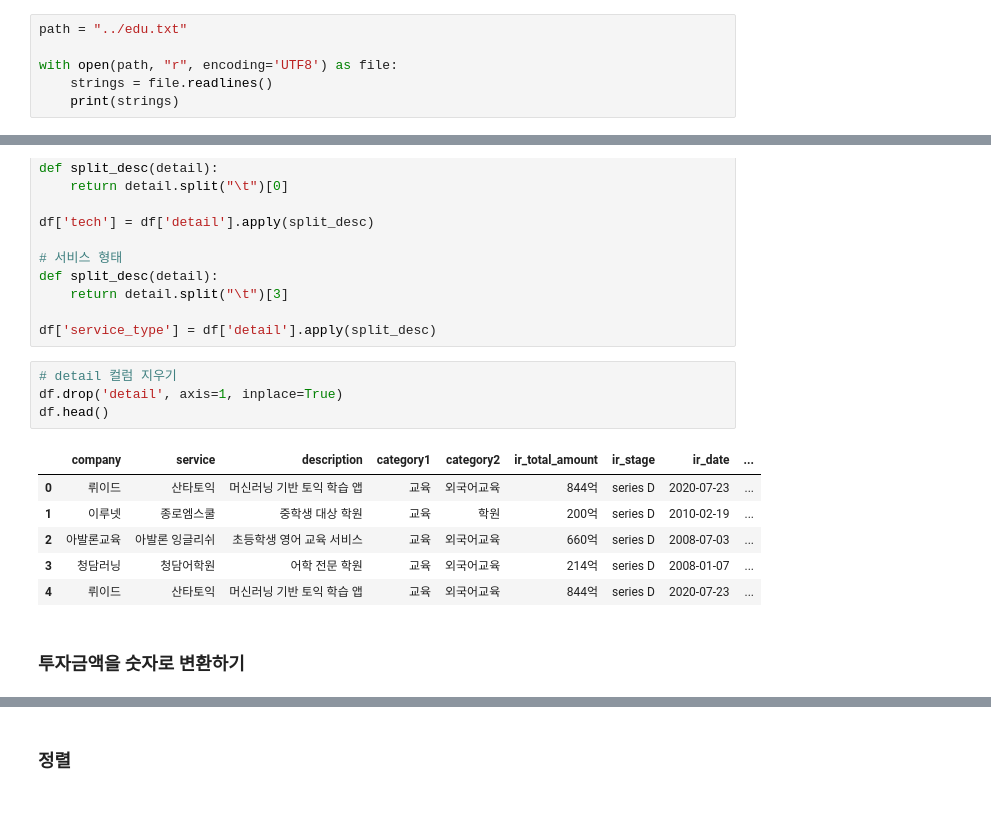
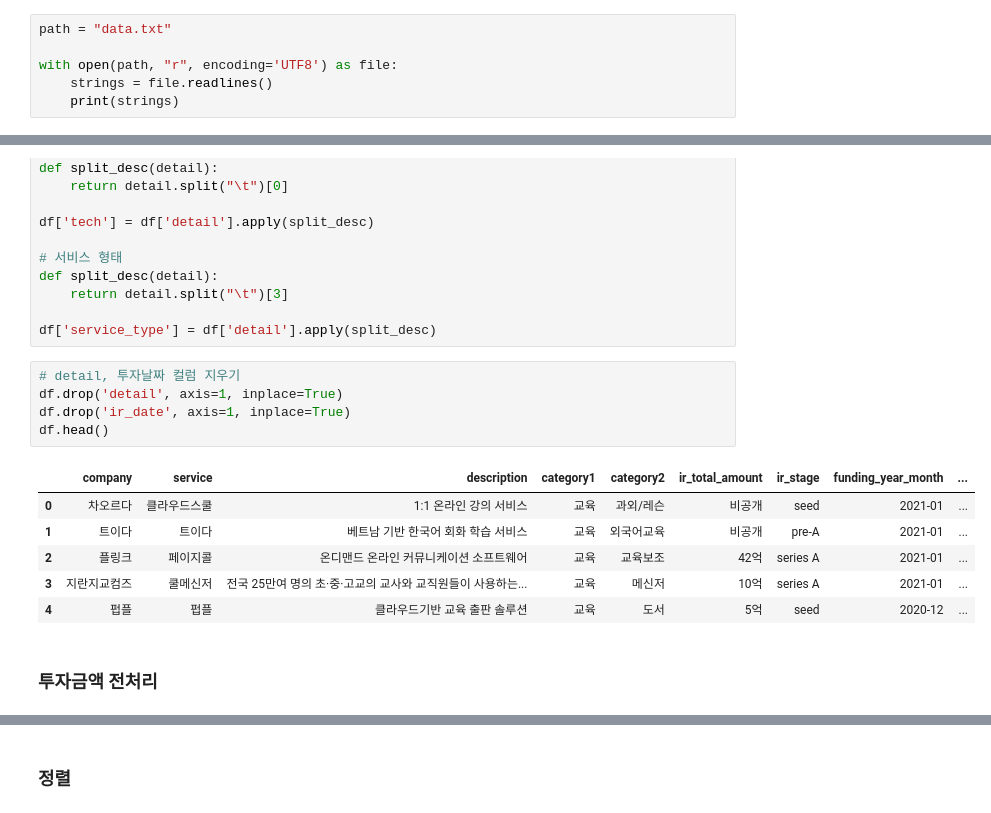
Before and after one commit to JessyMin/webpage_scraping, a Jupyter notebook: 02_theVC/scraping_thevc_byhand.ipynb, the cells around one changed output, grey strips where cells are left out. Saved outputs shown, nothing was run; the diff lists cells and outputs as text.

```diff
--- a/02_theVC/scraping_thevc_byhand.ipynb
+++ b/02_theVC/scraping_thevc_byhand.ipynb
@@ -15,5 +11,5 @@ test = []
 # %%
-path = "../edu.txt"
+path = "data.txt"
 
 with open(path, "r", encoding='UTF8') as file:
     strings = file.readlines()
@@ -158,15 +156,16 @@ def split_desc(detail):
 
 df['service_type'] = df['detail'].apply(split_desc)
 # %%
-# detail 컬럼 지우기
+# detail, 투자날짜 컬럼 지우기
 df.drop('detail', axis=1, inplace=True)
+df.drop('ir_date', axis=1, inplace=True)
 df.head()
 # %% [output]
-|  | company | service | description | category1 | category2 | ir_total_amount | ir_stage | ir_date | ... |
-| 0 | 뤼이드 | 산타토익 | 머신러닝 기반 토익 학습 앱 | 교육 | 외국어교육 | 844억 | series D | 2020-07-23 | ... |
-| 1 | 이루넷 | 종로엠스쿨 | 중학생 대상 학원 | 교육 | 학원 | 200억 | series D | 2010-02-19 | ... |
-| 2 | 아발론교육 | 아발론 잉글리쉬 | 초등학생 영어 교육 서비스 | 교육 | 외국어교육 | 660억 | series D | 2008-07-03 | ... |
-| 3 | 청담러닝 | 청담어학원 | 어학 전문 학원 | 교육 | 외국어교육 | 214억 | series D | 2008-01-07 | ... |
-| 4 | 뤼이드 | 산타토익 | 머신러닝 기반 토익 학습 앱 | 교육 | 외국어교육 | 844억 | series D | 2020-07-23 | ... |
+|  | company | service | description | category1 | category2 | ir_total_amount | ir_stage | funding_year_month | ... |
+| 0 | 차오르다 | 클라우드스쿨 | 1:1 온라인 강의 서비스 | 교육 | 과외/레슨 | 비공개 | seed | 2021-01 | ... |
+| 1 | 트이다 | 트이다 | 베트남 기반 한국어 회화 학습 서비스 | 교육 | 외국어교육 | 비공개 | pre-A | 2021-01 | ... |
+| 2 | 플링크 | 페이지콜 | 온디맨드 온라인 커뮤니케이션 소프트웨어 | 교육 | 교육보조 | 42억 | series A | 2021-01 | ... |
+| 3 | 지란지교컴즈 | 쿨메신저 | 전국 25만여 명의 초·중·고교의 교사와 교직원들이 사용하는... | 교육 | 메신저 | 10억 | series A | 2021-01 | ... |
+| 4 | 펍플 | 펍플 | 클라우드기반 교육 출판 솔루션 | 교육 | 도서 | 5억 | seed | 2020-12 | ... |
-# %% [markdown]
-### 투자금액을 숫자로 변환하기
+# %% [markdown]
+### 투자금액 전처리
```
Also changed, not shown: parts of 30 cells of this notebook, 1 other file.
